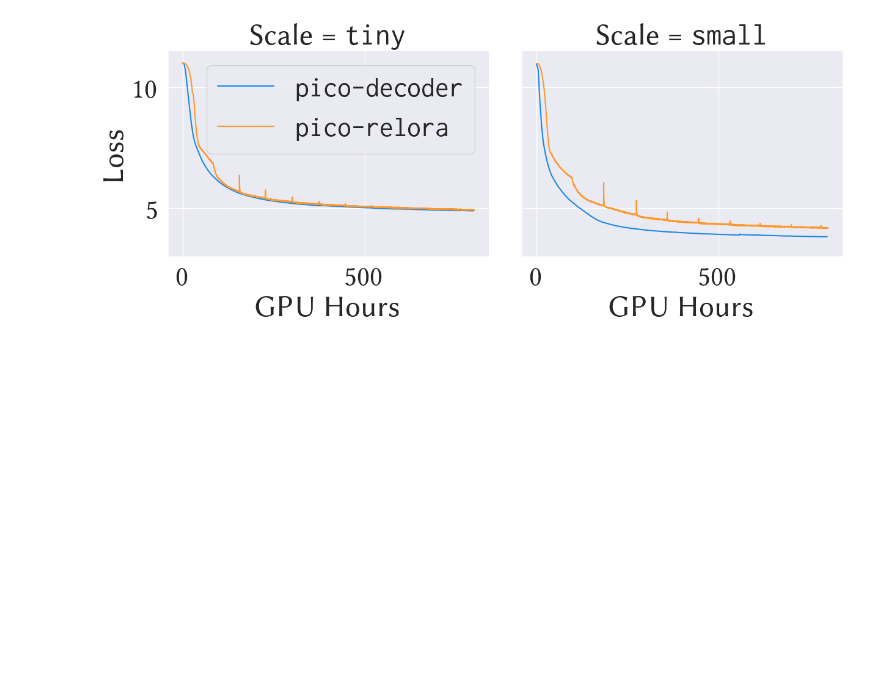
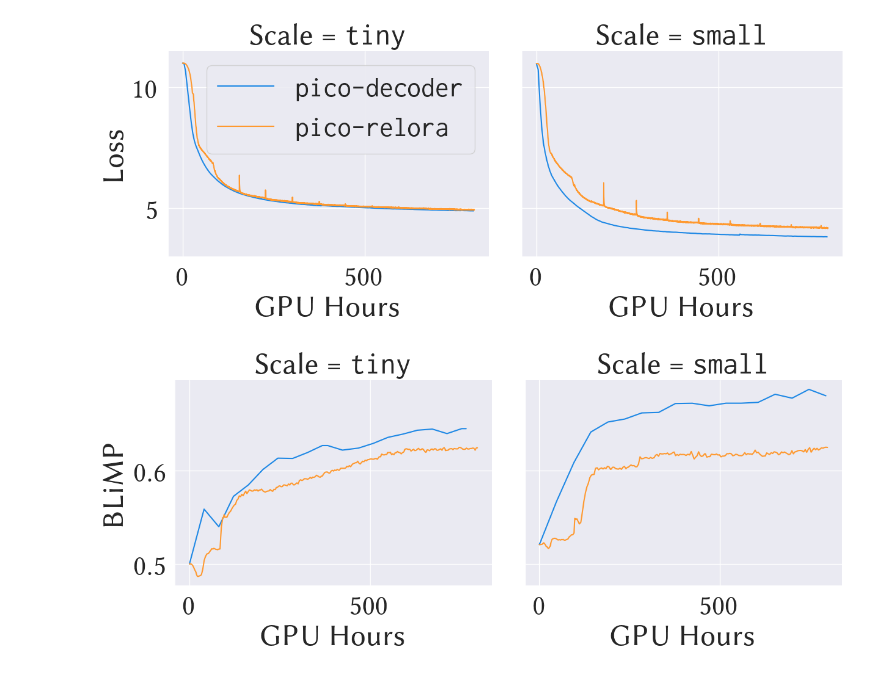
Before and after one commit to Yu-val-weiss/relora-pico, a Jupyter notebook: notebooks/training-plots-time.ipynb, the cells around one changed output. Drawn from its saved outputs; the diff is of its cells as text; code cells hidden in the pictures; blank space fills up the shorter version.

Commit message:
add blimp

```diff
--- a/notebooks/training-plots-time.ipynb
+++ b/notebooks/training-plots-time.ipynb
@@ -56,14 +75,25 @@ MAX_TIME = pd.Timedelta("800h")
 MAX_TIME_HRS = MAX_TIME.total_seconds() / 3600
 INTERVAL = pd.Timedelta("20h")
 # %%
-runtime_data = run_data.copy()
+time_dfs: list[pd.DataFrame] = []
+for df in dfs:
+    run_df = df.copy()
 
-runtime_data["n_gpus"] = runtime_data.apply(lambda row: 16 if "decoder" in row["Model"] else 4, axis=1)
-runtime_data["_runtime"] = pd.to_timedelta(runtime_data["_runtime"], unit="s")
-runtime_data["_runtime"] = runtime_data["_runtime"] - runtime_data["_runtime"].iloc[0]
-runtime_data["gpu_time"] = (runtime_data["_runtime"].dt.total_seconds() / 3600) * runtime_data["n_gpus"]
+    run_df["n_gpus"] = run_df.apply(lambda row: 16 if "decoder" in row["Model"] else 4, axis=1)
+    run_df["_runtime"] = pd.to_timedelta(run_df["_runtime"], unit="s")
+    run_df["_runtime"] = run_df["_runtime"] - run_df["_runtime"].iloc[0]
+    run_df["gpu_time"] = (run_df["_runtime"].dt.total_seconds() / 3600) * run_df["n_gpus"]
+    time_dfs.append(run_df)
+
+runtime_data = pd.concat(time_dfs, ignore_index=True)
 
 
-runtime_data.rename(columns={"eval/paloma": "PPL", "train/loss": "Loss"}, inplace=True)
+runtime_data.rename(
+    columns={"eval/paloma": "PPL", "train/loss": "Loss", "eval/blimp": "BLiMP"}, inplace=True
+)
+
+runtime_data = runtime_data.drop(columns=runtime_data.filter(regex="^blimp/").columns)
+runtime_data = runtime_data.drop(columns=runtime_data.filter(regex="^relora/").columns)
+
 
 runtime_data = runtime_data[runtime_data["gpu_time"] <= MAX_TIME_HRS]
@@ -95,7 +129,7 @@ def plot_metric(metric: str):
     for axid, ax in enumerate(g.axes.flat):
         if metric == "PPL":
             ax.set_ylim(0, 2000)
-        else:
+        elif metric == "Loss":
             if axid == 0:
                 ax.legend(bbox_to_anchor=(1, 1), loc="upper right")
             ax.set_ylim(3, 11.5)
@@ -114,3 +148,7 @@ plot_metric("PPL")
 plot_metric("Loss")
 # %% [output]
 [figure]
+# %%
+plot_metric("BLiMP")
+# %% [output]
+[figure, added]
```
Also changed, not shown: parts of 3 cells of this notebook, 3 other files.
